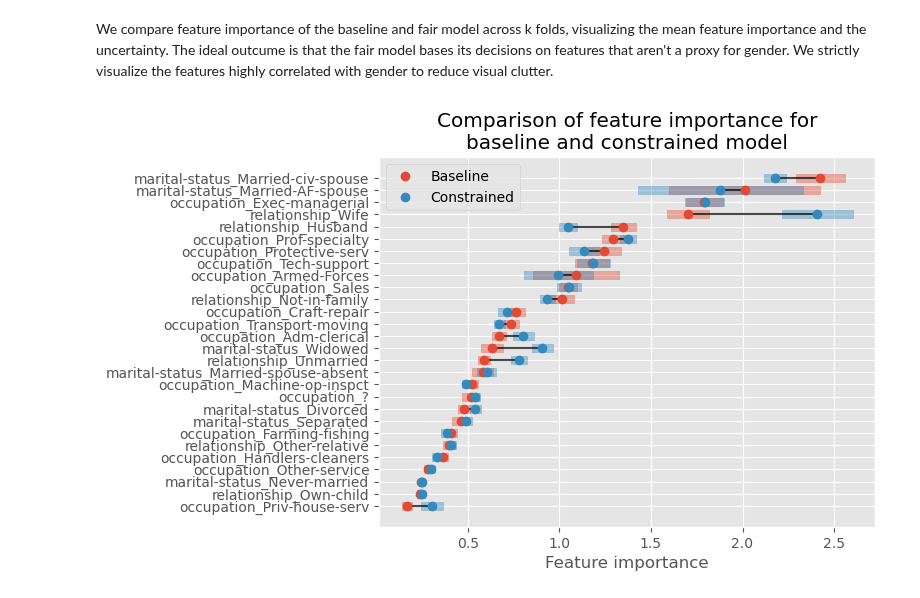
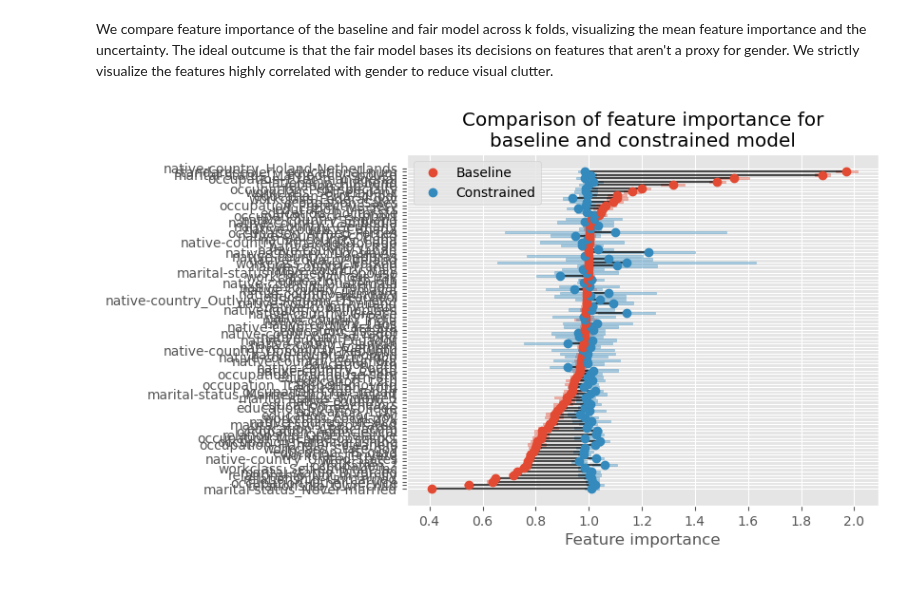
Before and after one commit to Marcus-Friis/afae-exam, a Jupyter notebook: notebook.ipynb, the cells around one changed output. Saved outputs shown, nothing was run; the diff lists cells and outputs as text; code cells hidden in the pictures.

```diff
--- a/notebook.ipynb
+++ b/notebook.ipynb
@@ -433,9 +436,9 @@ uncertainty_fair = np.array([v[1] for v in feature_importance_fair.values()])
 # remove 'onehotencoder' from category labels
 categories = np.array([cat.split('__')[1] if 'onehotencoder' in cat else cat for cat in categories])
 
-mask = [True if 'marital' in cat or 'occupation' in cat or 'relationship' in cat else False for cat in categories]
+# mask = [True if 'marital' in cat or 'occupation' in cat or 'relationship' in cat else False for cat in categories]
+# categories, values_base, values_fair, uncertainty_base, uncertainty_fair = map(lambda x: x[mask], (categories, values_base, values_fair, uncertainty_base, uncertainty_fair))
 
-categories, values_base, values_fair, uncertainty_base, uncertainty_fair = map(lambda x: x[mask], (categories, values_base, values_fair, uncertainty_base, uncertainty_fair))
 idx = np.argsort(values_base)
 categories, values_base, values_fair, uncertainty_base, uncertainty_fair = map(lambda x: x[idx], (categories, values_base, values_fair, uncertainty_base, uncertainty_fair))
 
@@ -443,31 +446,31 @@ categories, values_base, values_fair, uncertainty_base, uncertainty_fair = map(l
 fig, ax = plt.subplots()
 
 red = mpl.rcParams['axes.prop_cycle'].by_key()['color'][0]
 blue = mpl.rcParams['axes.prop_cycle'].by_key()['color'][1]
 
 # Plot the lines connecting the dots
 for i in range(len(categories)):
     ax.plot([values_base[i], values_fair[i]], [i, i], color='black', alpha=.7)
 
 # Plot the dots and uncertainty
 for i in range(len(categories)):
     ax.plot(values_base[i], i, 'o', color=red, label='Baseline' if i == 0 else None)
     ax.plot(values_fair[i], i, 'o', color=blue, label='Constrained' if i == 0 else None)
     ax.fill_betweenx([i-0.33, i+0.33], values_base[i]-uncertainty_base[i], values_base[i]+uncertainty_base[i], color=red, alpha=0.4)
     ax.fill_betweenx([i-0.33, i+0.33], values_fair[i]-uncertainty_fair[i], values_fair[i]+uncertainty_fair[i], color=blue, alpha=0.4)
 
 # Set y labels
 ax.set_yticks(range(len(categories)))
 ax.set_yticklabels(categories)
 
 # Set x labels
 ax.set_xlabel('Feature importance')
 
 # Set title
 ax.set_title('Comparison of feature importance for\nbaseline and constrained model')
 
 ax.legend()
 
 savefig('feature_importance_comparison.svg')
 # %% [output]
-[figure, old version]
+[figure, new version]
```
Also changed, not shown: parts of 11 cells of this notebook, 10 other files.
